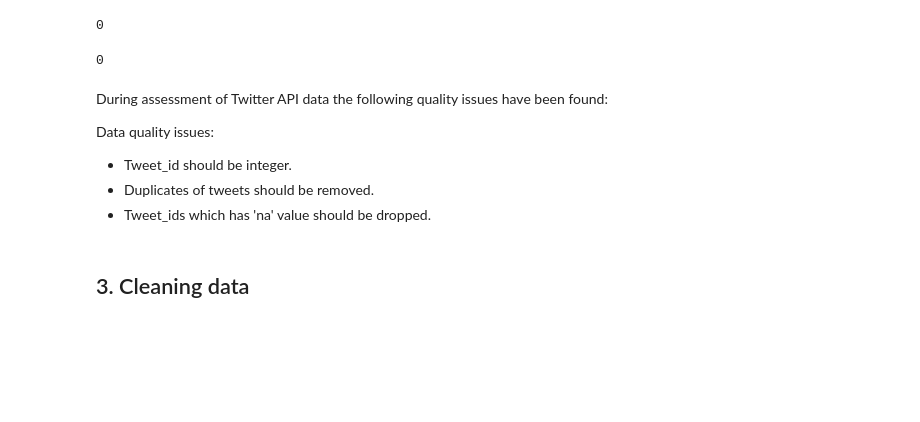
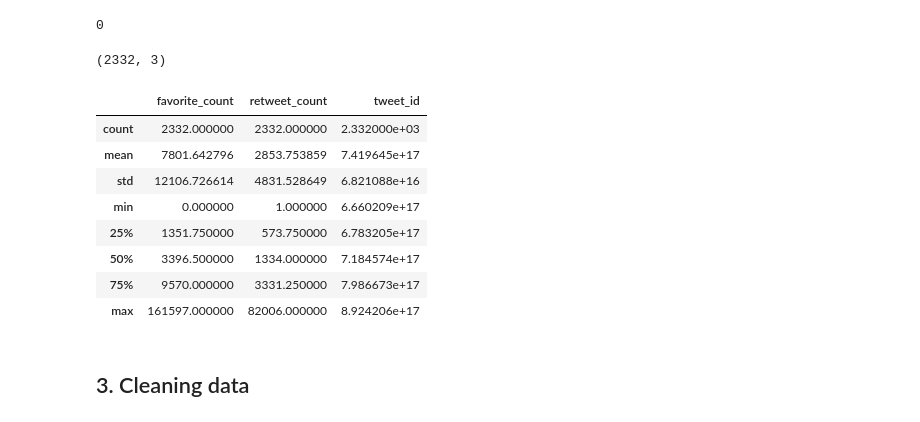
Before and after one commit to mila-dan/data-wrangling, a Jupyter notebook: wrangle_act.ipynb, the cells around one changed output. Saved outputs shown, nothing was run; the diff lists cells and outputs as text; code cells hidden in the pictures; blank space fills up the shorter version.

```diff
--- a/wrangle_act.ipynb
+++ b/wrangle_act.ipynb
@@ -123,4 +106,4 @@ with open('tweet_json.txt') as file:
 
         tweets_list.append(tweets_dict)
 # %%
-tweets_df = pd.DataFrame(tweets_list)
+tweets_api = pd.DataFrame(tweets_list)
@@ -458,19 +553,23 @@ tweets_df.tweet_id.duplicated().sum()
 # %% [output]
 0
-# %%
-# number of tweets which has na value
-tweets_df.query('tweet_id=="na"').tweet_id.count()
-# %% [output]
-0
-# %% [markdown]
-During assessment of Twitter API data the following quality issues have been found:
-<br>
-
-Data quality issues:
-<br>
-* Tweet_id should be integer.
-* Duplicates of tweets should be removed.
-* Tweet_ids which has 'na' value should be dropped.
+# %%
+#this returns a tuple of the dimensions of the dataframe
+tweets_api.shape
+# %% [output]
+(2332, 3)
+# %%
+#this returns descriptive statistics for each column of data
+tweets_api.describe()
+# %% [output]
+|  | favorite_count | retweet_count | tweet_id |
+| count | 2332.000000 | 2332.000000 | 2.332000e+03 |
+| mean | 7801.642796 | 2853.753859 | 7.419645e+17 |
+| std | 12106.726614 | 4831.528649 | 6.821088e+16 |
+| min | 0.000000 | 1.000000 | 6.660209e+17 |
+| 25% | 1351.750000 | 573.750000 | 6.783205e+17 |
+| 50% | 3396.500000 | 1334.000000 | 7.184574e+17 |
+| 75% | 9570.000000 | 3331.250000 | 7.986673e+17 |
+| max | 161597.000000 | 82006.000000 | 8.924206e+17 |
 # %% [markdown]
 ## 3. Cleaning data
 # %% [markdown]
```
Also changed, not shown: parts of 209 cells of this notebook.
